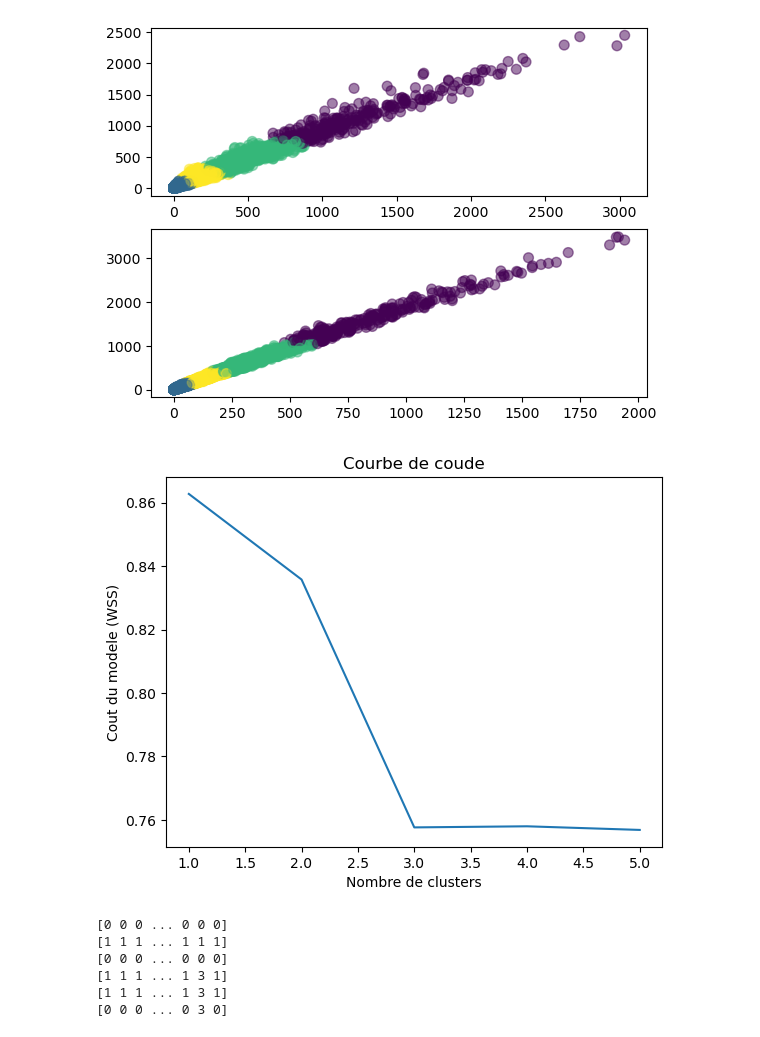
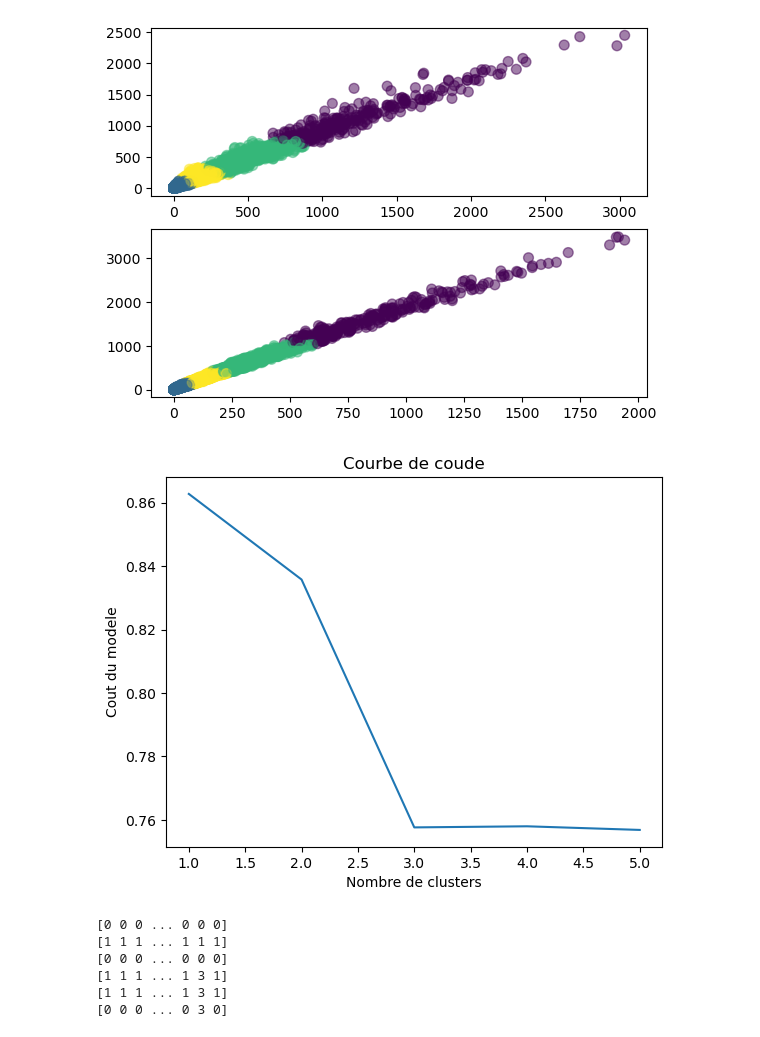
Before and after one commit to Alexis-42/ProjetMcM1, a Jupyter notebook: HAC.ipynb, the cells around one changed output. Drawn from its saved outputs; the diff is of its cells as text; code cells hidden in the pictures.

```diff
--- a/HAC.ipynb
+++ b/HAC.ipynb
@@ -63,17 +63,17 @@ plt.show()
 # %%
 from sklearn.metrics import silhouette_score
 silhouette = []
 
 for i in range(1,6):
     silhouette.append(silhouette_score(dataset_test[:20000],clusterings[i].labels_))
 
 plt.plot(range(1, 6), silhouette)
 plt.title('Courbe de coude')
 plt.xlabel('Nombre de clusters')
-plt.ylabel('Cout du modele (WSS)')
+plt.ylabel('Cout du modele')
 plt.show()
 # %% [output]
-[figure, old version]
+[figure, new version]
 # %%
 for i in clusterings :
     print(i.labels_)
```
Also changed, not shown: 1 other file.
